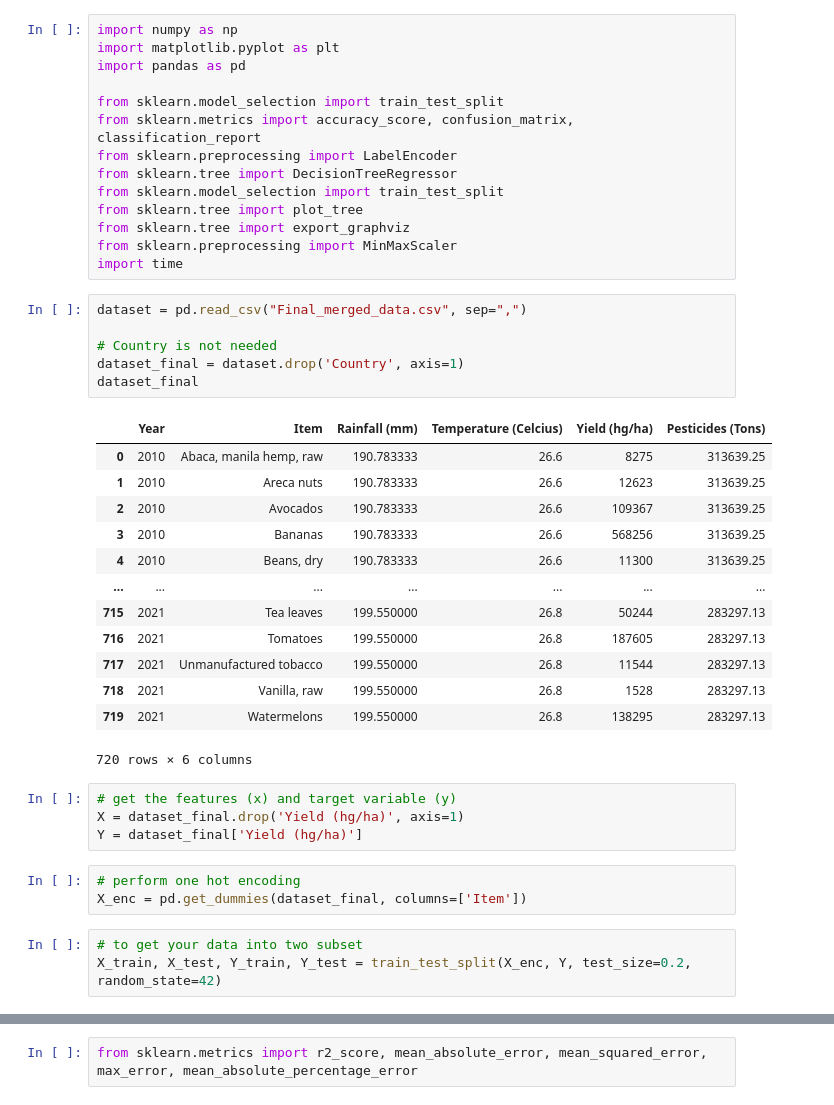
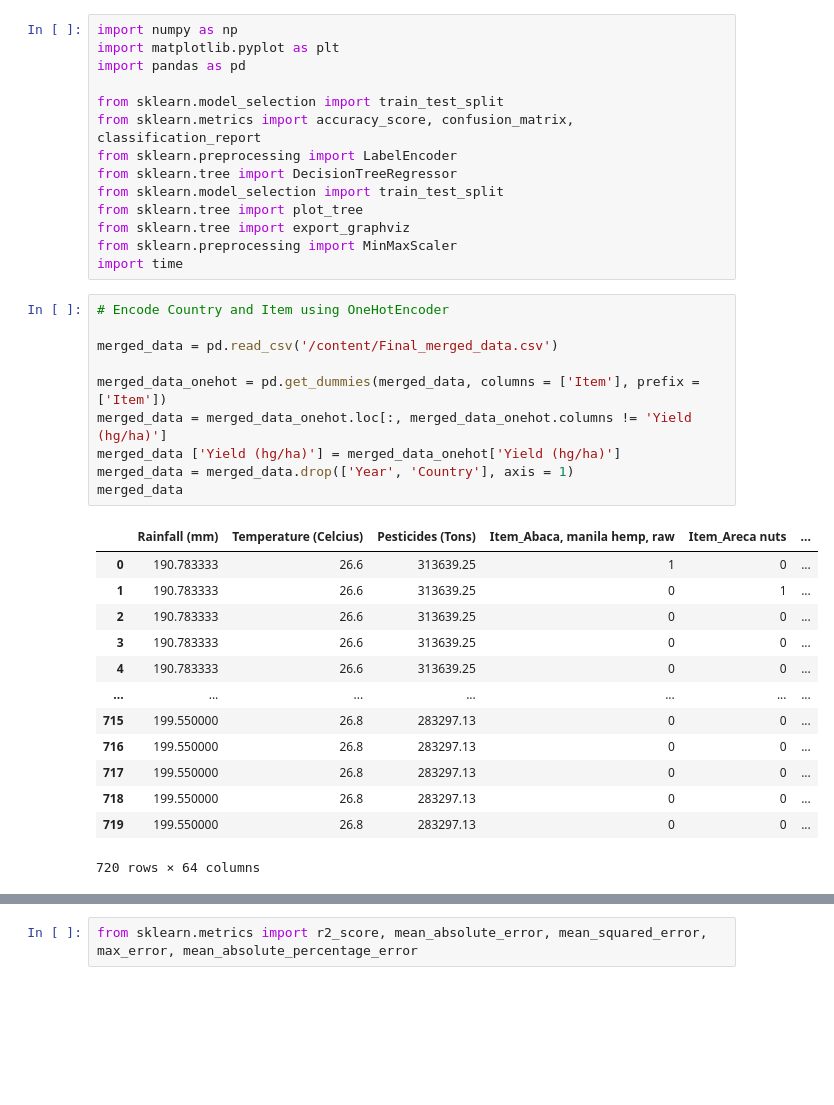
Before and after one commit to edeliciouso/Predicting-Crop-Yields, a Jupyter notebook: DecisionTree.ipynb, the cells around one changed output, grey strips where cells are left out. Drawn from its saved outputs; the diff is of its cells as text; blank space fills up the shorter version.

```diff
--- a/DecisionTree.ipynb
+++ b/DecisionTree.ipynb
@@ -12,33 +12,27 @@ from sklearn.tree import plot_tree
 from sklearn.tree import export_graphviz
 from sklearn.preprocessing import MinMaxScaler
 import time
-# %%
-dataset = pd.read_csv("Final_merged_data.csv", sep=",")
-
-# Country is not needed
-dataset_final = dataset.drop('Country', axis=1)
-dataset_final
-# %% [output]
-|  | Year | Item | Rainfall (mm) | Temperature (Celcius) | Yield (hg/ha) | Pesticides (Tons) |
-| 0 | 2010 | Abaca, manila hemp, raw | 190.783333 | 26.6 | 8275 | 313639.25 |
-| 1 | 2010 | Areca nuts | 190.783333 | 26.6 | 12623 | 313639.25 |
-| 2 | 2010 | Avocados | 190.783333 | 26.6 | 109367 | 313639.25 |
-| 3 | 2010 | Bananas | 190.783333 | 26.6 | 568256 | 313639.25 |
-| 4 | 2010 | Beans, dry | 190.783333 | 26.6 | 11300 | 313639.25 |
-| ... | ... | ... | ... | ... | ... | ... |
-| 715 | 2021 | Tea leaves | 199.550000 | 26.8 | 50244 | 283297.13 |
-| 716 | 2021 | Tomatoes | 199.550000 | 26.8 | 187605 | 283297.13 |
-| 717 | 2021 | Unmanufactured tobacco | 199.550000 | 26.8 | 11544 | 283297.13 |
-| 718 | 2021 | Vanilla, raw | 199.550000 | 26.8 | 1528 | 283297.13 |
-| 719 | 2021 | Watermelons | 199.550000 | 26.8 | 138295 | 283297.13 |
-720 rows × 6 columns
-# %%
-# get the features (x) and target variable (y)
-X = dataset_final.drop('Yield (hg/ha)', axis=1)
-Y = dataset_final['Yield (hg/ha)']
-# %%
-# perform one hot encoding
-X_enc = pd.get_dummies(dataset_final, columns=['Item'])
-# %%
-# to get your data into two subset
-X_train, X_test, Y_train, Y_test = train_test_split(X_enc, Y, test_size=0.2, random_state=42)
+# %%
+# Encode Country and Item using OneHotEncoder
+
+merged_data = pd.read_csv('/content/Final_merged_data.csv')
+
+merged_data_onehot = pd.get_dummies(merged_data, columns = ['Item'], prefix = ['Item'])
+merged_data = merged_data_onehot.loc[:, merged_data_onehot.columns != 'Yield (hg/ha)']
+merged_data ['Yield (hg/ha)'] = merged_data_onehot['Yield (hg/ha)']
+merged_data = merged_data.drop(['Year', 'Country'], axis = 1)
+merged_data
+# %% [output]
+|  | Rainfall (mm) | Temperature (Celcius) | Pesticides (Tons) | Item_Abaca, manila hemp, raw | Item_Areca nuts | ... |
+| 0 | 190.783333 | 26.6 | 313639.25 | 1 | 0 | ... |
+| 1 | 190.783333 | 26.6 | 313639.25 | 0 | 1 | ... |
+| 2 | 190.783333 | 26.6 | 313639.25 | 0 | 0 | ... |
+| 3 | 190.783333 | 26.6 | 313639.25 | 0 | 0 | ... |
+| 4 | 190.783333 | 26.6 | 313639.25 | 0 | 0 | ... |
+| ... | ... | ... | ... | ... | ... | ... |
+| 715 | 199.550000 | 26.8 | 283297.13 | 0 | 0 | ... |
+| 716 | 199.550000 | 26.8 | 283297.13 | 0 | 0 | ... |
+| 717 | 199.550000 | 26.8 | 283297.13 | 0 | 0 | ... |
+| 718 | 199.550000 | 26.8 | 283297.13 | 0 | 0 | ... |
+| 719 | 199.550000 | 26.8 | 283297.13 | 0 | 0 | ... |
+720 rows × 64 columns
```
Also changed, not shown: parts of 8 cells of this notebook.
